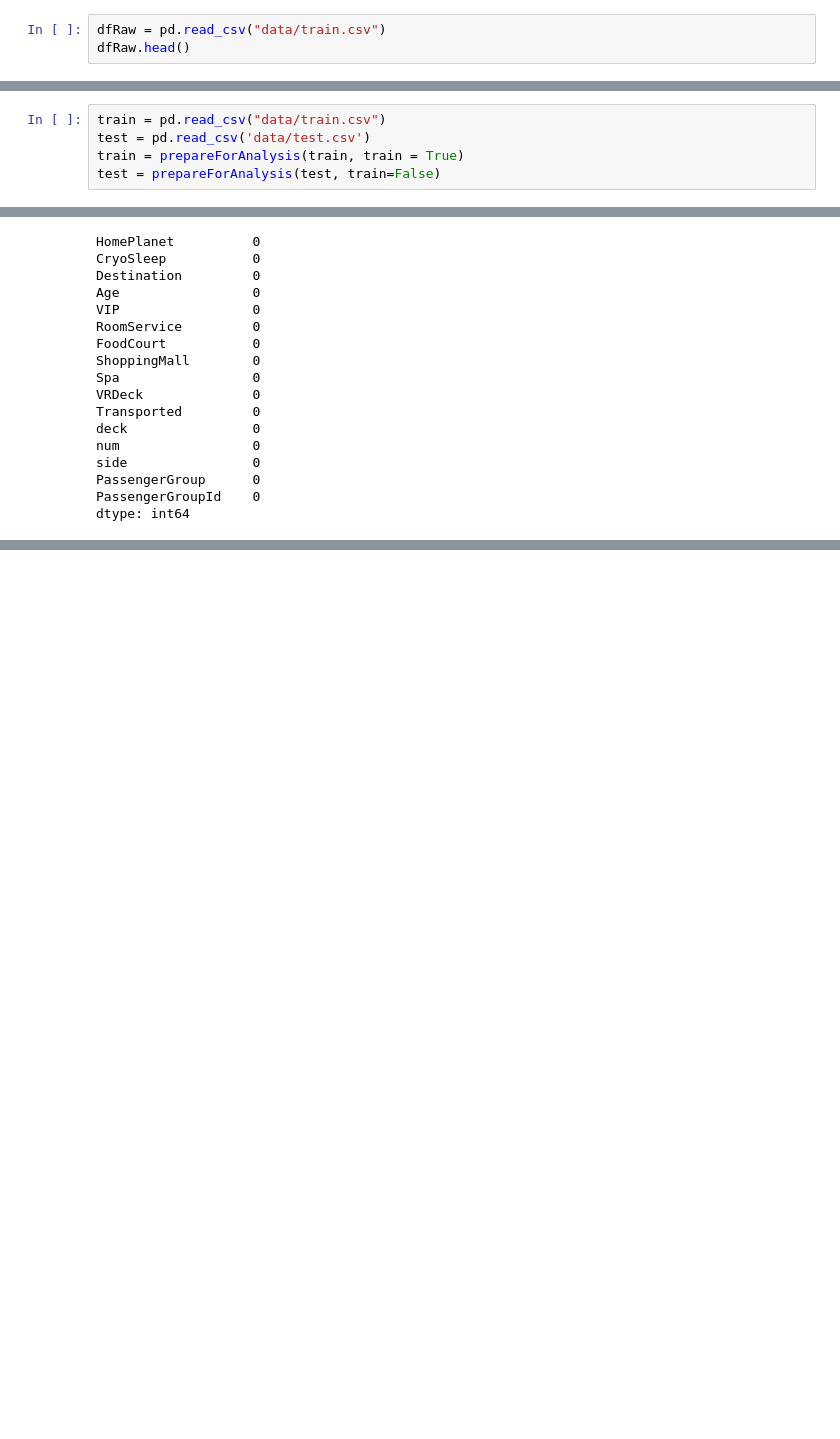
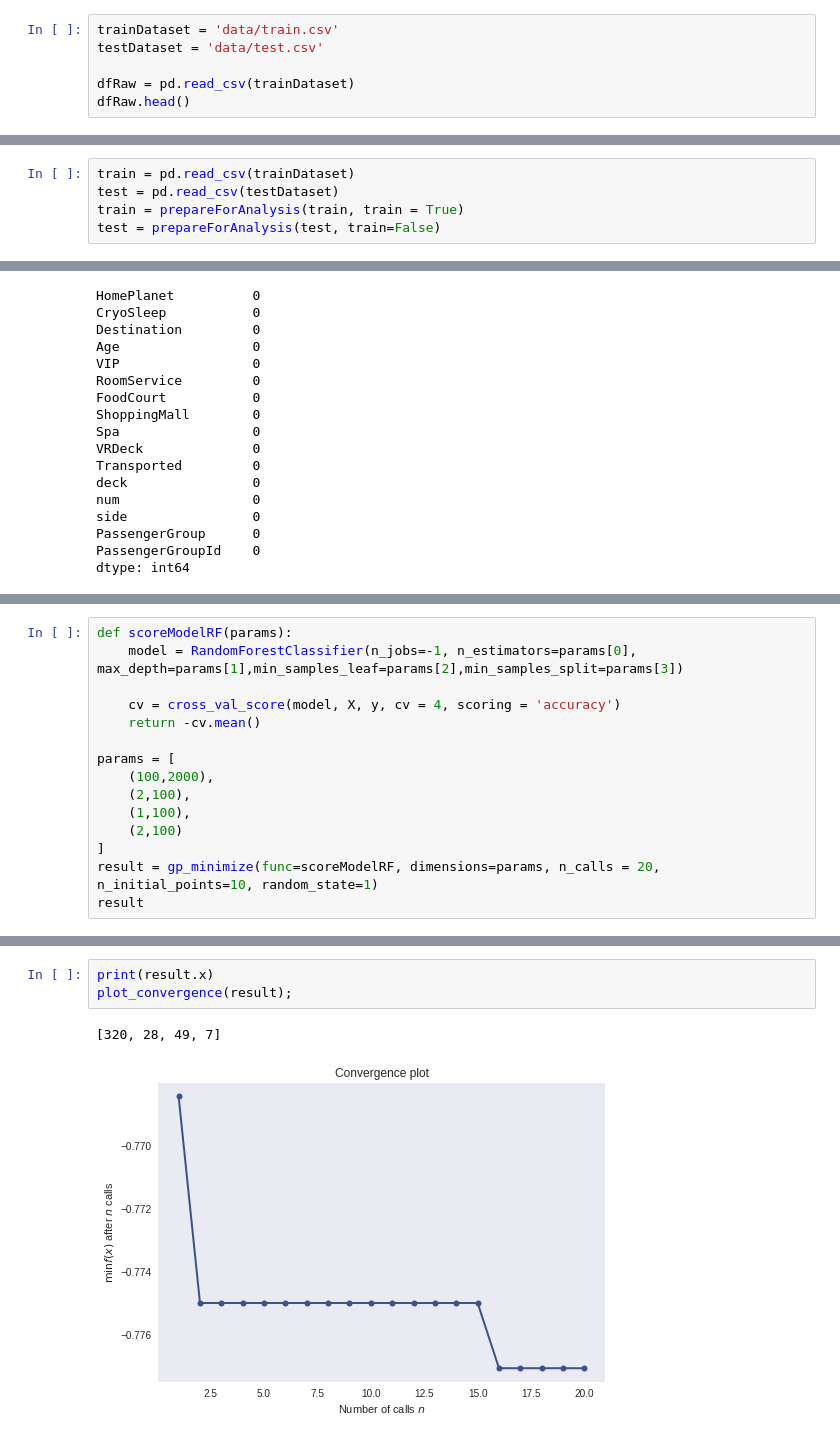
Before and after one commit to RodrigoSoares256/ClassificationProjects, a Jupyter notebook: SpaceshipTitanic/spaceshipTitanic.ipynb, the cells around one changed output, grey strips where cells are left out. Saved outputs shown, nothing was run; the diff lists cells and outputs as text; blank space fills up the shorter version.

```diff
--- a/SpaceshipTitanic/spaceshipTitanic.ipynb
+++ b/SpaceshipTitanic/spaceshipTitanic.ipynb
@@ -20,6 +26,9 @@ from xgboost import XGBClassifier
 #Machine learning
 # %%
-dfRaw = pd.read_csv("data/train.csv")
+trainDataset = 'data/train.csv'
+testDataset = 'data/test.csv'
+
+dfRaw = pd.read_csv(trainDataset)
 dfRaw.head()
 # %% [output]
 |  | PassengerId | HomePlanet | CryoSleep | Cabin | Destination | Age | VIP | RoomService | FoodCourt | ... |
@@ -323,8 +332,8 @@ plt.show()
 # %% [markdown]
 ### Preparing the data for machine learning
 # %%
-train = pd.read_csv("data/train.csv")
-test = pd.read_csv('data/test.csv')
+train = pd.read_csv(trainDataset)
+test = pd.read_csv(testDataset)
 train = prepareForAnalysis(train, train = True)
 test = prepareForAnalysis(test, train=False)
 # %%
@@ -449,0 +475,15 @@ help(sns.histplot)
+# %%
+def scoreModelRF(params):
+    model = RandomForestClassifier(n_jobs=-1, n_estimators=params[0], max_depth=params[1],min_samples_leaf=params[2],min_samples_split=params[3])
+
+    cv = cross_val_score(model, X, y, cv = 4, scoring = 'accuracy')
+    return -cv.mean()
+
+params = [
+    (100,2000),
+    (2,100),
+    (1,100),
+    (2,100)
+]
+result = gp_minimize(func=scoreModelRF, dimensions=params, n_calls = 20, n_initial_points=10, random_state=1)
+result
@@ -449,0 +508,6 @@ help(sns.histplot)
+# %%
+print(result.x)
+plot_convergence(result);
+# %% [output]
+[320, 28, 49, 7]
+[figure, added]
```
Also changed, not shown: parts of 22 cells of this notebook, 1 other file.
